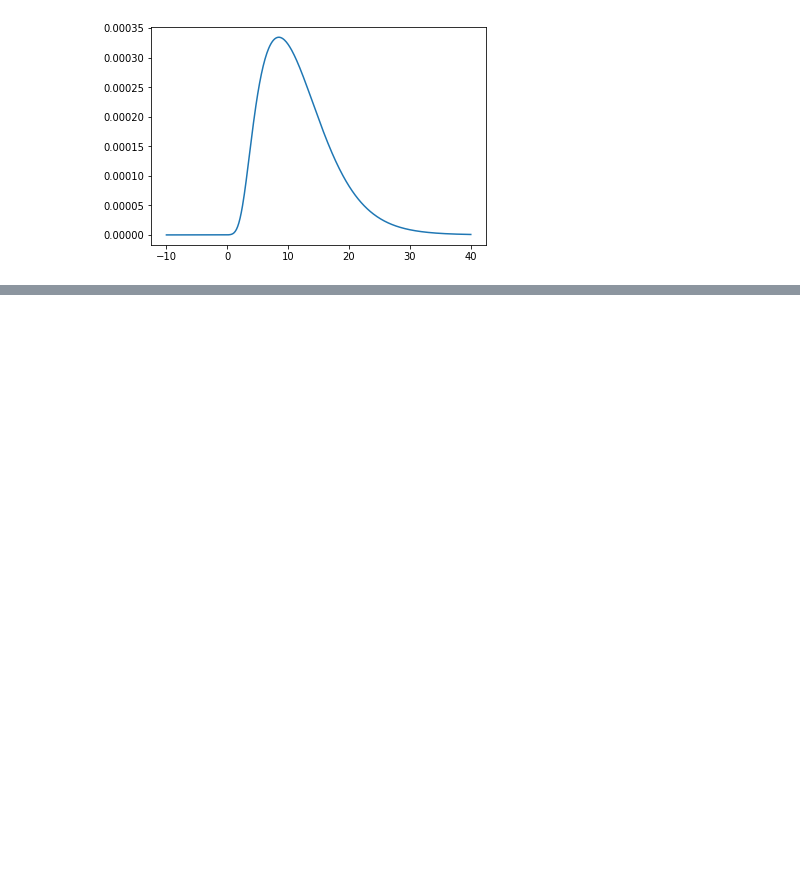
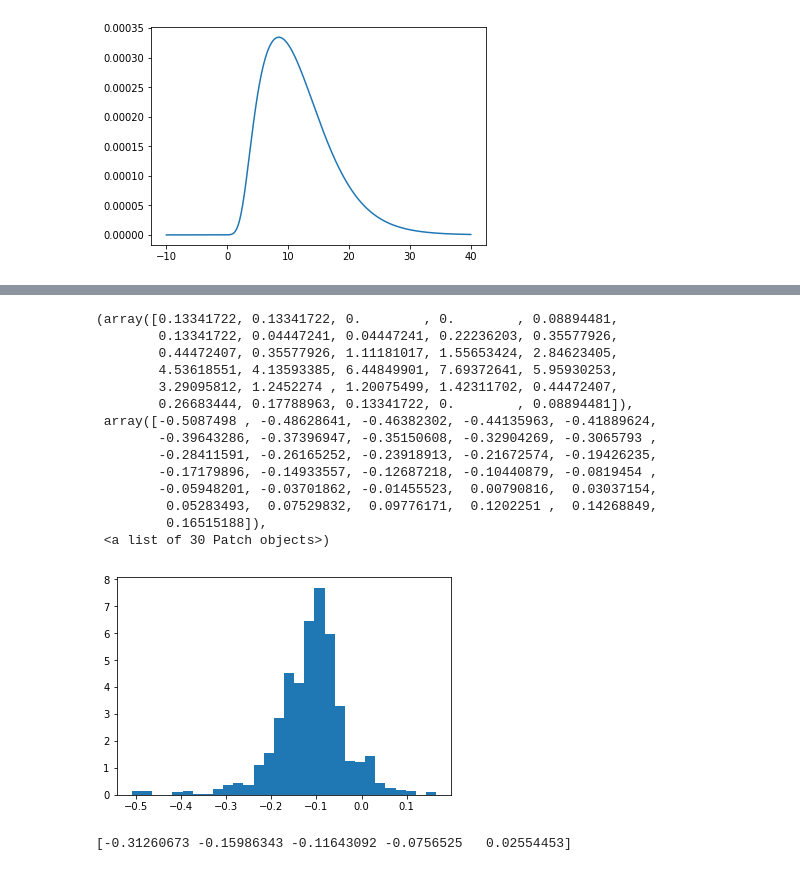
Before and after one commit to hstrey/BME-502-2019, a Jupyter notebook: LD50 class.ipynb, the cells around one changed output, grey strips where cells are left out. Saved outputs shown, nothing was run; the diff lists cells and outputs as text; code cells hidden in the pictures; blank space fills up the shorter version.

```diff
--- a/LD50 class.ipynb
+++ b/LD50 class.ipynb
@@ -105,0 +106,48 @@ print(np.percentile(ld50,[2.5,25,50,75,97.5]))
+# %%
+n = 1000
+proposal = np.random.multivariate_normal([0,0],[[1,0],[0,5]],n)
+
+alpha_mc = 4.0
+beta_mc = 42.0
+p_mc = p_posterior(alpha_mc,beta_mc,dose,deaths,n_samples)
+
+alpha_chain = [alpha_mc]
+beta_chain = [beta_mc]
+
+for dev_a,dev_b in proposal:
+    alpha_proposal = alpha_mc + dev_a
+    beta_proposal = beta_mc + dev_b
+    p_proposal = p_posterior(alpha_proposal,beta_proposal,dose,deaths,n_samples)
+    if (p_proposal>=p_mc) or (np.random.random()<p_proposal/p_mc):
+        alpha_mc = alpha_proposal
+        beta_mc = beta_proposal
+        p_mc = p_proposal
+    alpha_chain.append(alpha_mc)
+    beta_chain.append(beta_mc)
+# %%
+alpha_chain = np.array(alpha_chain)
+beta_chain = np.array(beta_chain)
+# %%
+ld50_mcmc = -alpha_chain/beta_chain
+# %%
+plt.hist(ld50_mcmc,bins=30,density=True)
+# %% [output]
+(array([0.13341722, 0.13341722, 0.        , 0.        , 0.08894481,
+        0.13341722, 0.04447241, 0.04447241, 0.22236203, 0.35577926,
+        0.44472407, 0.35577926, 1.11181017, 1.55653424, 2.84623405,
+        4.53618551, 4.13593385, 6.44849901, 7.69372641, 5.95930253,
+        3.29095812, 1.2452274 , 1.20075499, 1.42311702, 0.44472407,
+        0.26683444, 0.17788963, 0.13341722, 0.        , 0.08894481]),
+ array([-0.5087498 , -0.48628641, -0.46382302, -0.44135963, -0.41889624,
+        -0.39643286, -0.37396947, -0.35150608, -0.32904269, -0.3065793 ,
+        -0.28411591, -0.26165252, -0.23918913, -0.21672574, -0.19426235,
+        -0.17179896, -0.14933557, -0.12687218, -0.10440879, -0.0819454 ,
+        -0.05948201, -0.03701862, -0.01455523,  0.00790816,  0.03037154,
+         0.05283493,  0.07529832,  0.09776171,  0.1202251 ,  0.14268849,
+         0.16515188]),
+ <a list of 30 Patch objects>)
+[figure, added]
+# %%
+print(np.percentile(ld50_mcmc[400:],[2.5,25,50,75,97.5]))
+# %% [output]
+[-0.31260673 -0.15986343 -0.11643092 -0.0756525   0.02554453]
```
Also changed, not shown: parts of 5 cells of this notebook.
